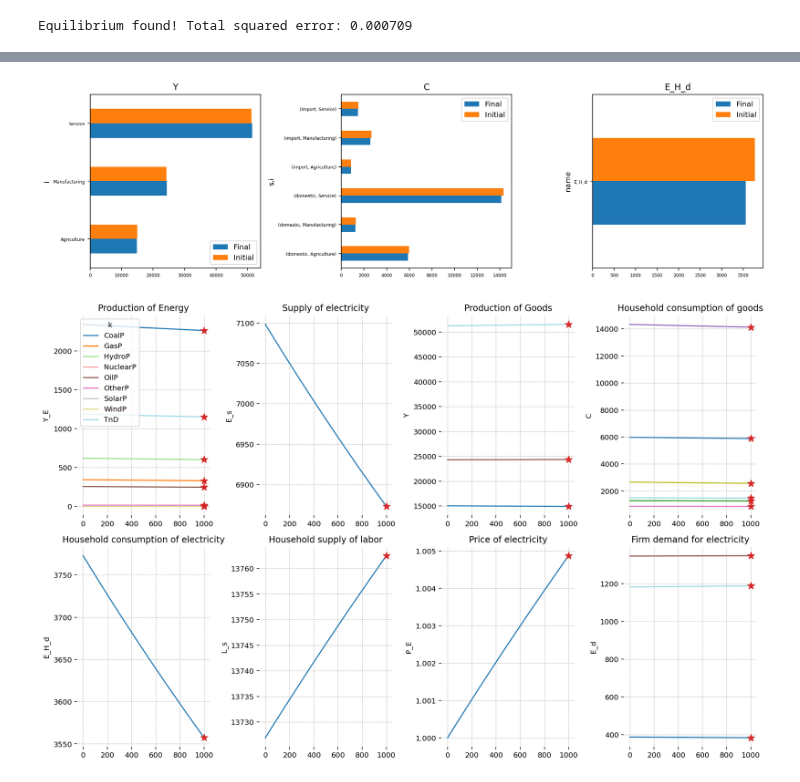
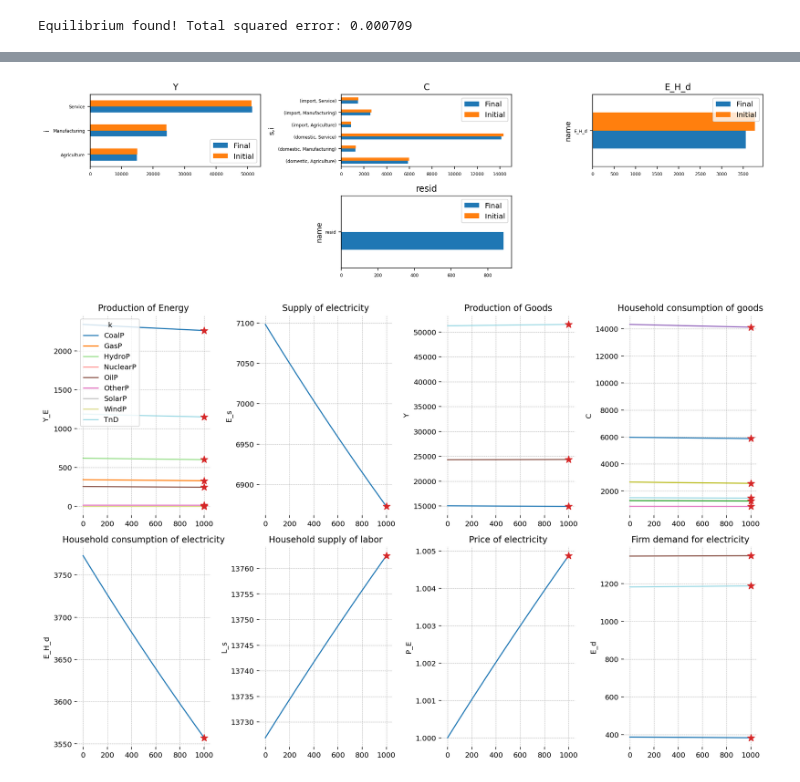
Before and after one commit to jessegrabowski/cge_modeling, a Jupyter notebook: notebooks/13b -Run Model.ipynb, the cells around one changed output, grey strips where cells are left out. Drawn from its saved outputs; the diff is of its cells as text; code cells hidden in the pictures.

```diff
--- a/notebooks/13b -Run Model.ipynb
+++ b/notebooks/13b -Run Model.ipynb
@@ -29,6 +33,7 @@ mod = CGEModel(
     parse_equations_to_sympy=False,
     backend="pytensor",
     mode="JAX",
+    use_sparse_matrices=True,
     compile=True,
 )
 # %% [output]
@@ -616,10 +623,10 @@ res = mod.simulate(
     use_euler_approximation=True,
     use_optimizer=True,
     n_iter_euler=1000,
-    optimizer_mode="root",
+    optimizer_mode="minimize",
     use_jac=True,
-    # use_hess=False,
-    method="hybr",
+    use_hess=True,
+    method="trust-exact",
     niter=10_000,
 )
 # %% [output]
@@ -635,19 +658,19 @@ cgp = reload(cgp)
 # %%
 fig = cgp.plot_bar(
     res,
     mod,
-    ["Y", "C", "E_H_d"],
+    ["Y", "C", "E_H_d", "resid"],
     plot_together=False,
     figsize=(14, 4),
     dpi=144,
     orientation="h",
     metric="final_initial",
 )
 
 fig.tight_layout()
 plt.show()
 # %% [output]
-[figure, old version]
+[figure, new version]
 # %%
 from cge_modeling.plotting import plot_lines
 
```
Also changed, not shown: parts of 4 cells of this notebook, 1 other file.
